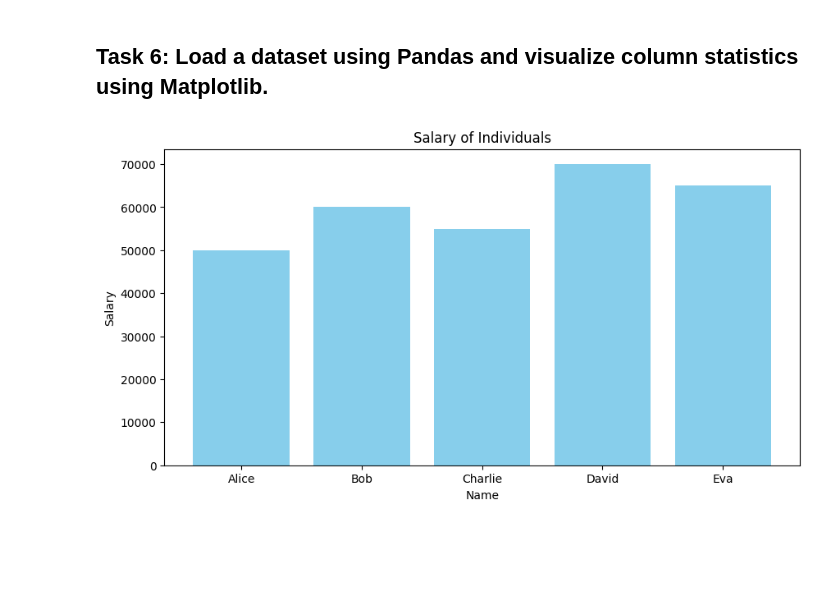
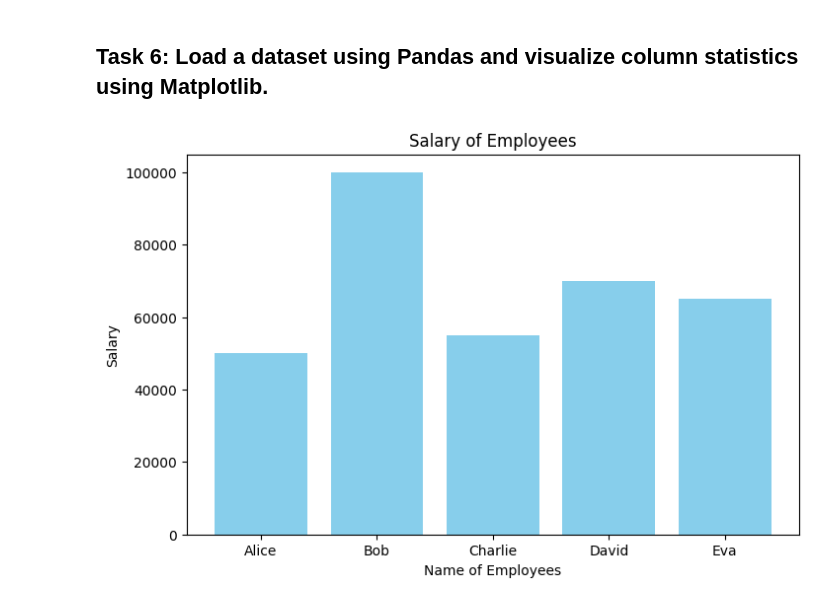
Before and after one commit to DhruvalBhinsara1/PortfolioProjects, a Jupyter notebook: Python Project/Matplot-Lib/gcf_codes.ipynb, the cells around one changed output. Cells and saved outputs as stored; diff of their text form; code cells hidden in the pictures; blank space fills up the shorter version.

```diff
--- a/Python Project/Matplot-Lib/gcf_codes.ipynb
+++ b/Python Project/Matplot-Lib/gcf_codes.ipynb
@@ -101,20 +101,22 @@ plt.show()
 # %%
 import pandas as pd
 import numpy as np
 import matplotlib.pyplot as plt
+
 data = {
     'Name': ['Alice', 'Bob', 'Charlie', 'David', 'Eva'],
     'Age': [24, 27, 22, 32, 29],
-    'Salary': [50000, 60000, 55000, 70000, 65000]
+    'Salary': [50000, 100000, 55000, 70000, 65000]
 }
+
 df = pd.DataFrame(data)
 df.to_csv('people_data.csv', index=False)
 df = pd.read_csv('people_data.csv')
-plt.figure(figsize=(10, 5))
+plt.figure(figsize=(8, 5))
 plt.bar(df['Name'], df['Salary'], color='skyblue')
-plt.title('Salary of Individuals')
-plt.xlabel('Name')
+plt.title('Salary of Employees')
+plt.xlabel('Name of Employees')
 plt.ylabel('Salary')
 plt.show()
 # %% [output]
-[figure, old version]
+[figure, new version]
```
Also changed, not shown: 3 other files.
